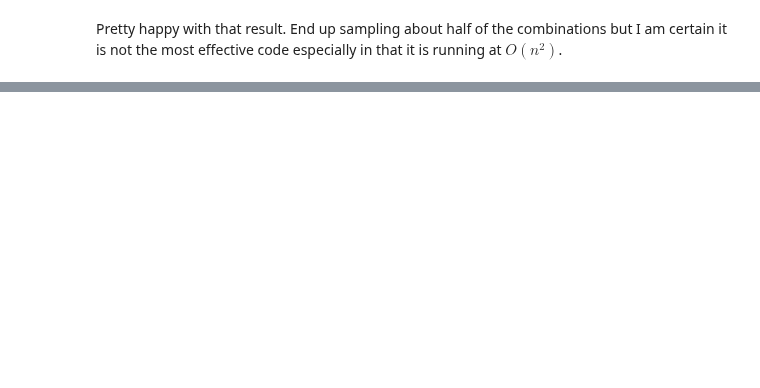
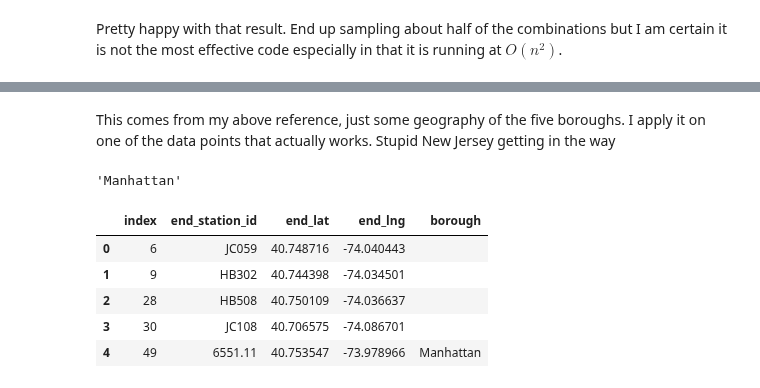
Before and after one commit to nurfnick/NetworkScience, a Jupyter notebook: HomeworkAssignments/Homework1.ipynb, the cells around one changed output, grey strips where cells are left out. Drawn from its saved outputs; the diff is of its cells as text; code cells hidden in the pictures; blank space fills up the shorter version.

```diff
--- a/HomeworkAssignments/Homework1.ipynb
+++ b/HomeworkAssignments/Homework1.ipynb
@@ -241,0 +288,9 @@ Pretty happy with that result.  End up sampling about half of the combinations b
+# %%
+
+
+# Function to find the matching boundary
+def find_matching_boundary(geometry, boundaries, field_name):
+    for idx, boundary in boundaries.iterrows():
+        if geometry.intersects(boundary.geometry):
+            return boundary[field_name]
+    return ""
@@ -241,0 +299,4 @@ Pretty happy with that result.  End up sampling about half of the combinations b
+# %%
+stations = df[["end_station_id","end_lat","end_lng"]].drop_duplicates()
+stations.reset_index(inplace=True)
+stations.head()
@@ -241,0 +310,24 @@ Pretty happy with that result.  End up sampling about half of the combinations b
+# %% [markdown]
+This comes from my above reference, just some geography of the five boroughs.  I apply it on one of the data points that actually works.  Stupid New Jersey getting in the way
+# %%
+boroughs_url = "https://services5.arcgis.com/GfwWNkhOj9bNBqoJ/arcgis/rest/services/NYC_Borough_Boundary_Water_Included/FeatureServer/0/query?where=1=1&outFields=*&outSR=4326&f=pgeojson"
+boroughs = gpd.read_file(boroughs_url)
+
+
+find_matching_boundary(Point(float(stations["end_lng"].iloc[49]),float(stations['end_lat'].iloc[49])), boroughs, "BoroName")
+# %% [output]
+'Manhattan'
+# %%
+stations["borough"] = "" # Create the 'borough' column and initialize it with empty strings
+
+for i in range(len(stations)):
+  stations.loc[i, "borough"] = find_matching_boundary(Point(float(stations["end_lng"].iloc[i]),float(stations['end_lat'].iloc[i])), boroughs, "BoroName")
+# %%
+stations.head()
+# %% [output]
+|  | index | end_station_id | end_lat | end_lng | borough |
+| 0 | 6 | JC059 | 40.748716 | -74.040443 |  |
+| 1 | 9 | HB302 | 40.744398 | -74.034501 |  |
+| 2 | 28 | HB508 | 40.750109 | -74.036637 |  |
+| 3 | 30 | JC108 | 40.706575 | -74.086701 |  |
+| 4 | 49 | 6551.11 | 40.753547 | -73.978966 | Manhattan |
```
Also changed, not shown: parts of 26 cells of this notebook.
